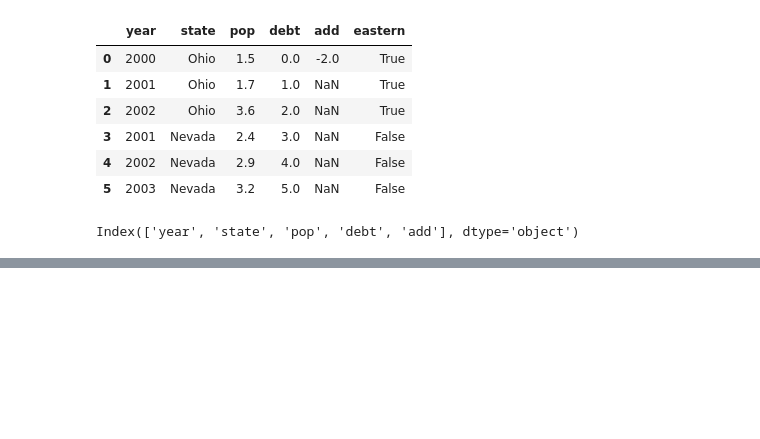
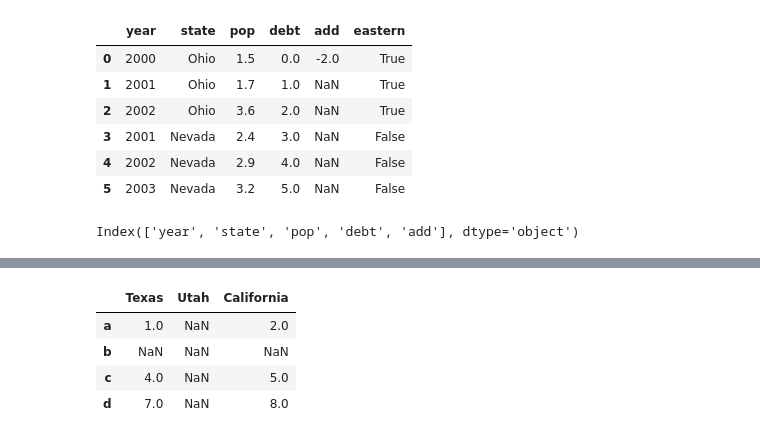
Before and after one commit to JespeerAG/python_data_analysis, a Jupyter notebook: 2_introduction_to_pandas.ipynb, the cells around one changed output, grey strips where cells are left out. Drawn from its saved outputs; the diff is of its cells as text; code cells hidden in the pictures; blank space fills up the shorter version.

```diff
--- a/2_introduction_to_pandas.ipynb
+++ b/2_introduction_to_pandas.ipynb
@@ -218,0 +337,9 @@ Index(['year', 'state', 'pop', 'debt', 'add'], dtype='object')
+# %%
+states = ["Texas", "Utah", "California"]
+frame2.reindex(columns=states)
+# %% [output]
+|  | Texas | Utah | California |
+| a | 1.0 | NaN | 2.0 |
+| b | NaN | NaN | NaN |
+| c | 4.0 | NaN | 5.0 |
+| d | 7.0 | NaN | 8.0 |
```
Also changed, not shown: parts of 34 cells of this notebook.
